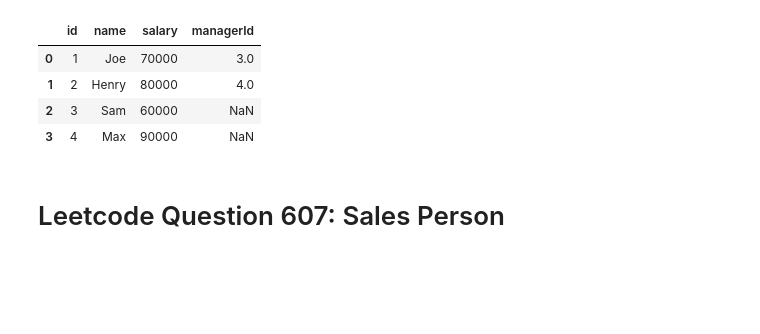
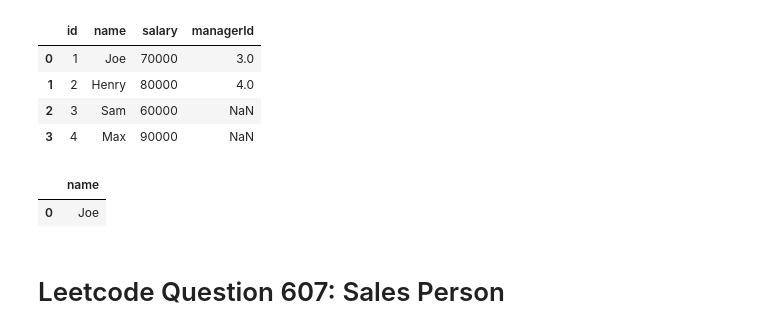
Before and after one commit to DanialArab/SQL, a Jupyter notebook: Leetcode_Database_Questions.ipynb, the cells around one changed output. Drawn from its saved outputs; the diff is of its cells as text; code cells hidden in the pictures; blank space fills up the shorter version.

```diff
--- a/Leetcode_Database_Questions.ipynb
+++ b/Leetcode_Database_Questions.ipynb
@@ -2086,6 +2086,17 @@ FROM Employee
 | 1 | 2 | Henry | 80000 | 4.0 |
 | 2 | 3 | Sam | 60000 | NaN |
 | 3 | 4 | Max | 90000 | NaN |
+# %%
+pd.read_sql("""
+SELECT e.name
+FROM Employee e
+JOIN Employee em
+    ON e.managerId = em.id
+WHERE e.salary > em.salary
+""", con)
+# %% [output]
+|  | name |
+| 0 | Joe |
 # %% [markdown]
 # Leetcode Question 607: Sales Person
 # %%
```
